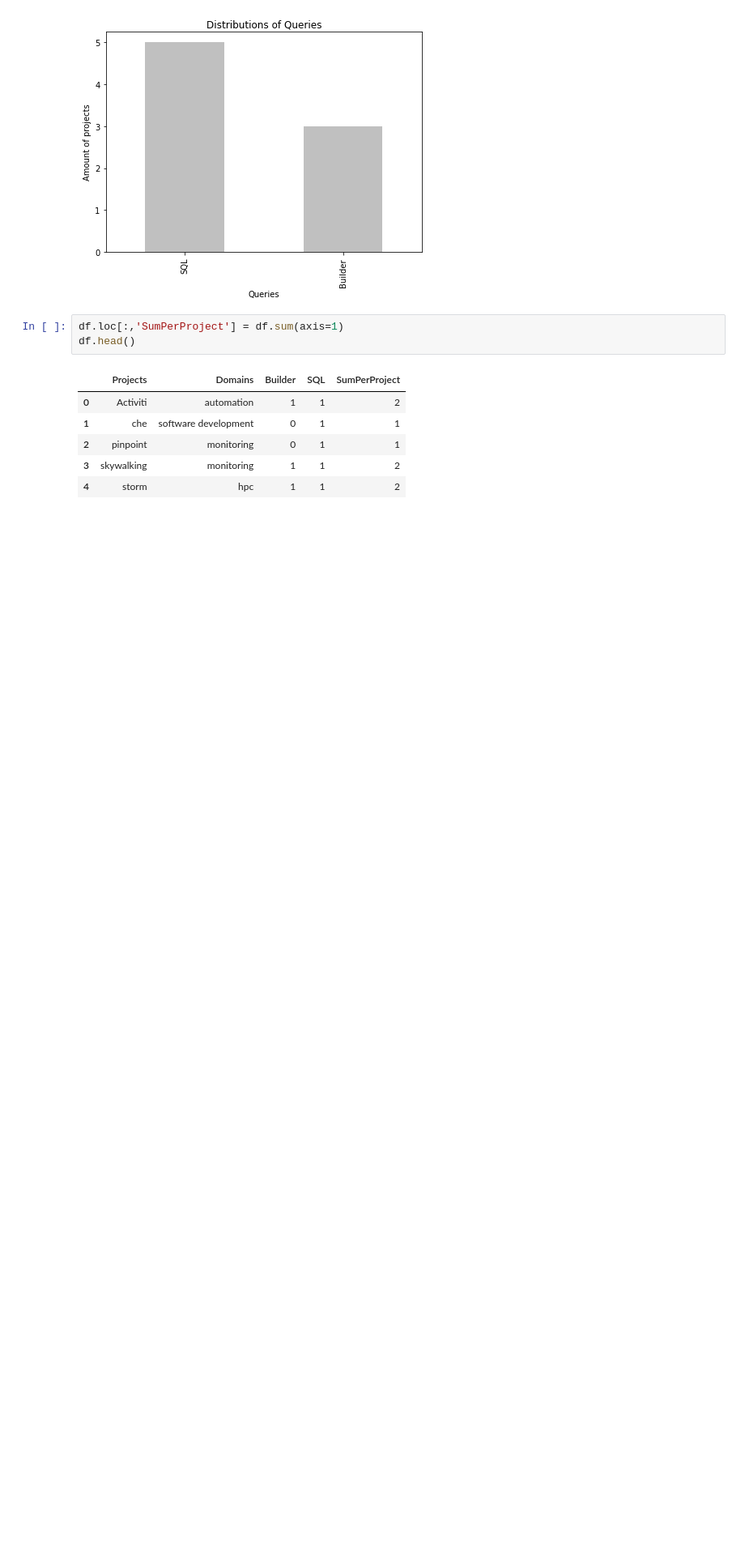
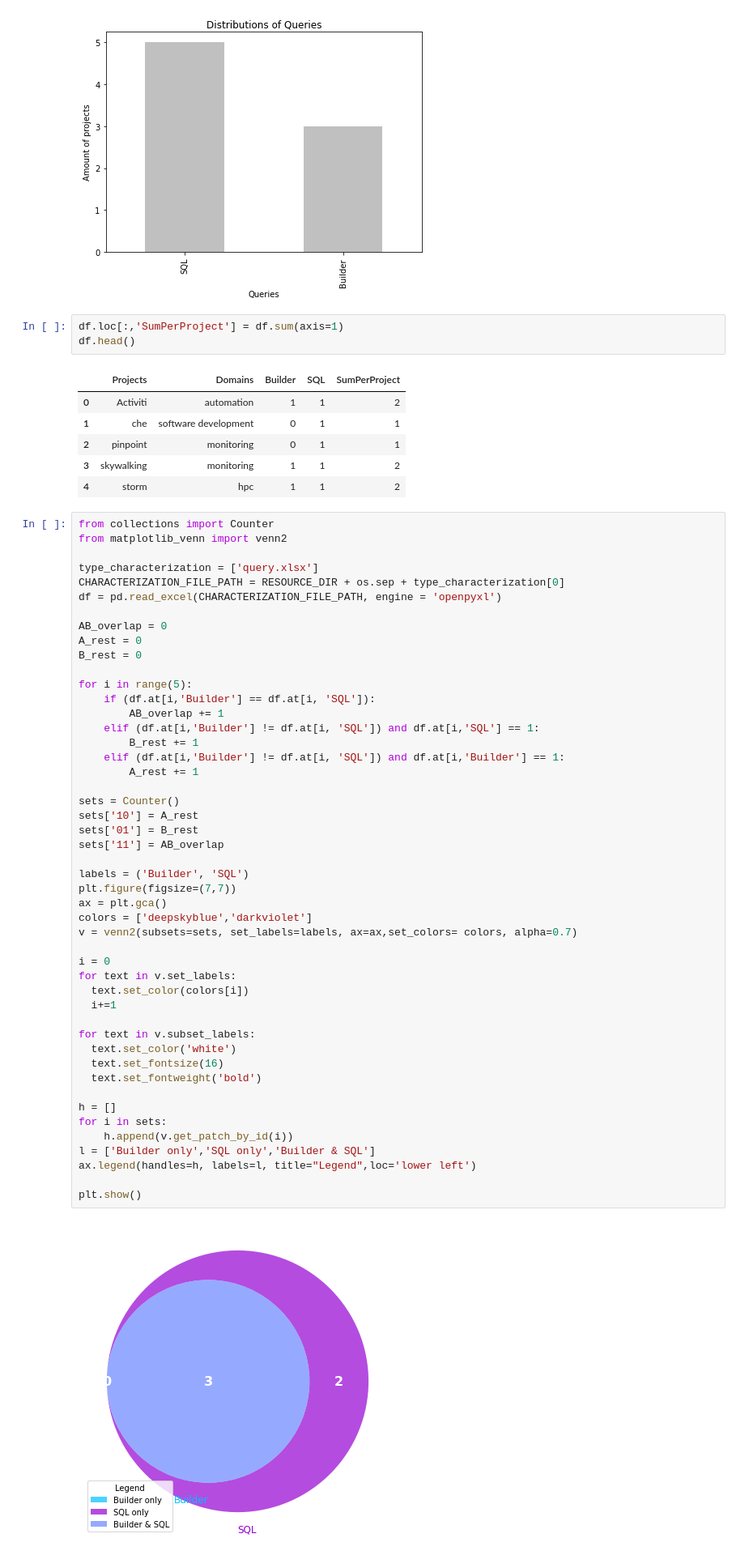
Before and after one commit to gems-uff/db-mining, a Jupyter notebook: src/characterization_implementation.ipynb, the cells around one changed output. Shown at 81% size. Drawn from its saved outputs; the diff is of its cells as text; blank space fills up the shorter version.

Commit message:
Diagrama de Venn Builder e SQL

```diff
--- a/src/characterization_implementation.ipynb
+++ b/src/characterization_implementation.ipynb
@@ -200,3 +200,53 @@ df.head()
 | 2 | pinpoint | monitoring | 0 | 1 | 1 |
 | 3 | skywalking | monitoring | 1 | 1 | 2 |
 | 4 | storm | hpc | 1 | 1 | 2 |
+# %%
+from collections import Counter
+from matplotlib_venn import venn2
+
+type_characterization = ['query.xlsx']
+CHARACTERIZATION_FILE_PATH = RESOURCE_DIR + os.sep + type_characterization[0]
+df = pd.read_excel(CHARACTERIZATION_FILE_PATH, engine = 'openpyxl')
+
+AB_overlap = 0
+A_rest = 0
+B_rest = 0
+
+for i in range(5):
+    if (df.at[i,'Builder'] == df.at[i, 'SQL']):
+        AB_overlap += 1
+    elif (df.at[i,'Builder'] != df.at[i, 'SQL']) and df.at[i,'SQL'] == 1:
+        B_rest += 1
+    elif (df.at[i,'Builder'] != df.at[i, 'SQL']) and df.at[i,'Builder'] == 1:
+        A_rest += 1
+
+sets = Counter()
+sets['10'] = A_rest
+sets['01'] = B_rest
+sets['11'] = AB_overlap
+
+labels = ('Builder', 'SQL')
+plt.figure(figsize=(7,7))
+ax = plt.gca()
+colors = ['deepskyblue','darkviolet']
+v = venn2(subsets=sets, set_labels=labels, ax=ax,set_colors= colors, alpha=0.7)
+
+i = 0
+for text in v.set_labels:
+  text.set_color(colors[i])
+  i+=1
+
+for text in v.subset_labels:
+  text.set_color('white')
+  text.set_fontsize(16)
+  text.set_fontweight('bold')
+
+h = []
+for i in sets:
+    h.append(v.get_patch_by_id(i))
+l = ['Builder only','SQL only','Builder & SQL']
+ax.legend(handles=h, labels=l, title="Legend",loc='lower left')
+
+plt.show()
+# %% [output]
+[figure, added]
```
